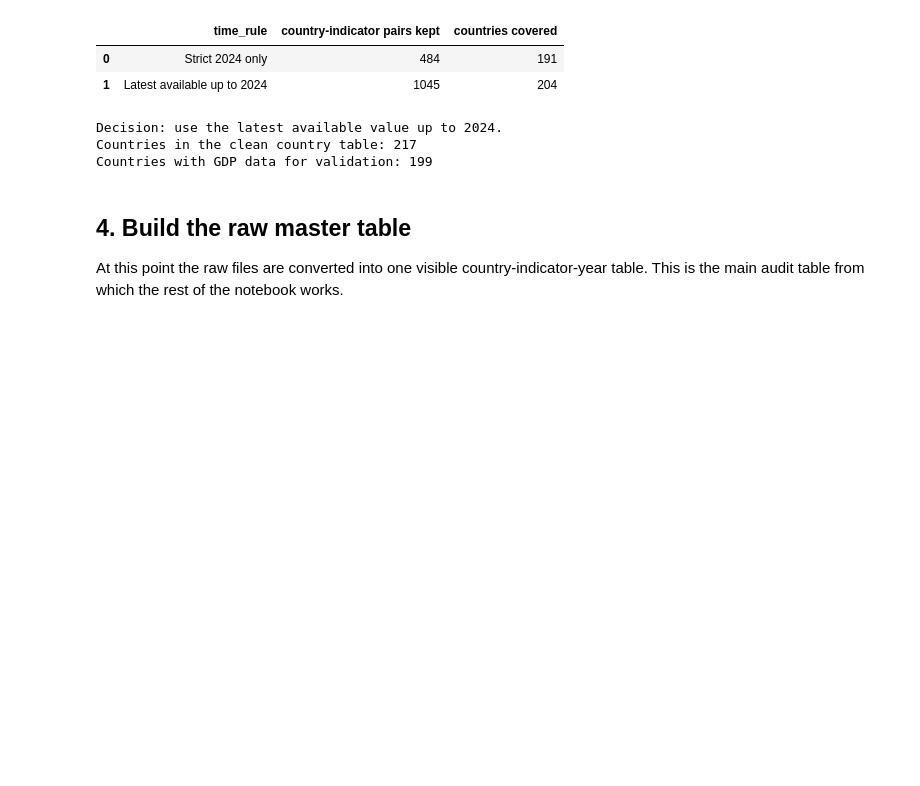
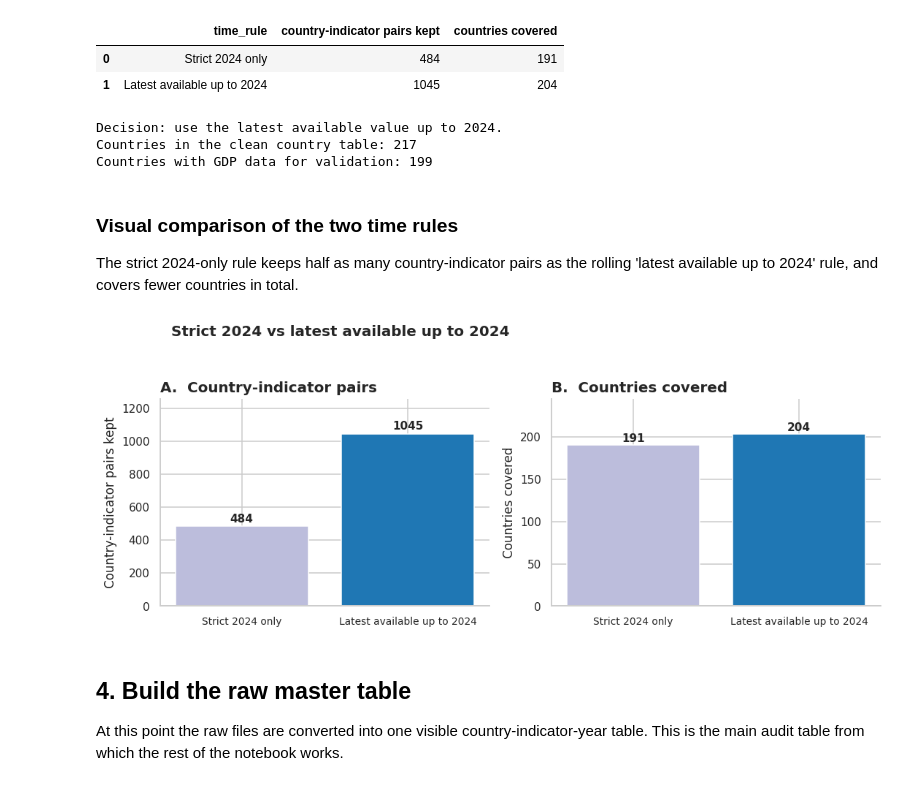
Before and after one commit to Roman-Manzhelii/IndexEconomicalFreedom, a Jupyter notebook: CA.ipynb, the cells around one changed output. Drawn from its saved outputs; the diff is of its cells as text; code cells hidden in the pictures; blank space fills up the shorter version.

```diff
--- a/CA.ipynb
+++ b/CA.ipynb
@@ -255,6 +314,40 @@ print("Countries with GDP data for validation:", gdp_latest["country_code"].nuni
 Decision: use the latest available value up to 2024.
 Countries in the clean country table: 217
 Countries with GDP data for validation: 199
+# %% [markdown]
+### Visual comparison of the two time rules
+
+The strict 2024-only rule keeps half as many country-indicator pairs as the rolling 'latest available up to 2024' rule, and covers fewer countries in total.
+# %%
+# Figure: strict-2024 vs latest-available time rule
+fig, (a1, a2) = plt.subplots(1, 2, figsize=(10, 4))
+_pal = ["#bcbddc", "#1f77b4"]
+_b1 = a1.bar(coverage_compare["time_rule"], coverage_compare["country-indicator pairs kept"],
+             color=_pal, edgecolor="white")
+a1.set_ylabel("Country-indicator pairs kept")
+a1.set_title("A.  Country-indicator pairs", loc="left")
+a1.set_ylim(0, coverage_compare["country-indicator pairs kept"].max() * 1.2)
+for b, v in zip(_b1, coverage_compare["country-indicator pairs kept"]):
+    a1.text(b.get_x() + b.get_width() / 2, v + 25, str(v),
+            ha="center", fontsize=10, fontweight="bold")
+a1.tick_params(axis="x", labelsize=9)
+
+_b2 = a2.bar(coverage_compare["time_rule"], coverage_compare["countries covered"],
+             color=_pal, edgecolor="white")
+a2.set_ylabel("Countries covered")
+a2.set_title("B.  Countries covered", loc="left")
+a2.set_ylim(0, coverage_compare["countries covered"].max() * 1.2)
+for b, v in zip(_b2, coverage_compare["countries covered"]):
+    a2.text(b.get_x() + b.get_width() / 2, v + 3, str(v),
+            ha="center", fontsize=10, fontweight="bold")
+a2.tick_params(axis="x", labelsize=9)
+
+fig.suptitle("Strict 2024 vs latest available up to 2024",
+             fontsize=13, fontweight="bold", x=0.1, ha="left")
+fig.tight_layout(rect=[0, 0, 1, 0.93])
+plt.show()
+# %% [output]
+[figure, added]
 # %% [markdown]
 ## 4. Build the raw master table
 
```
Also changed, not shown: parts of 12 cells of this notebook, 2 other files.
